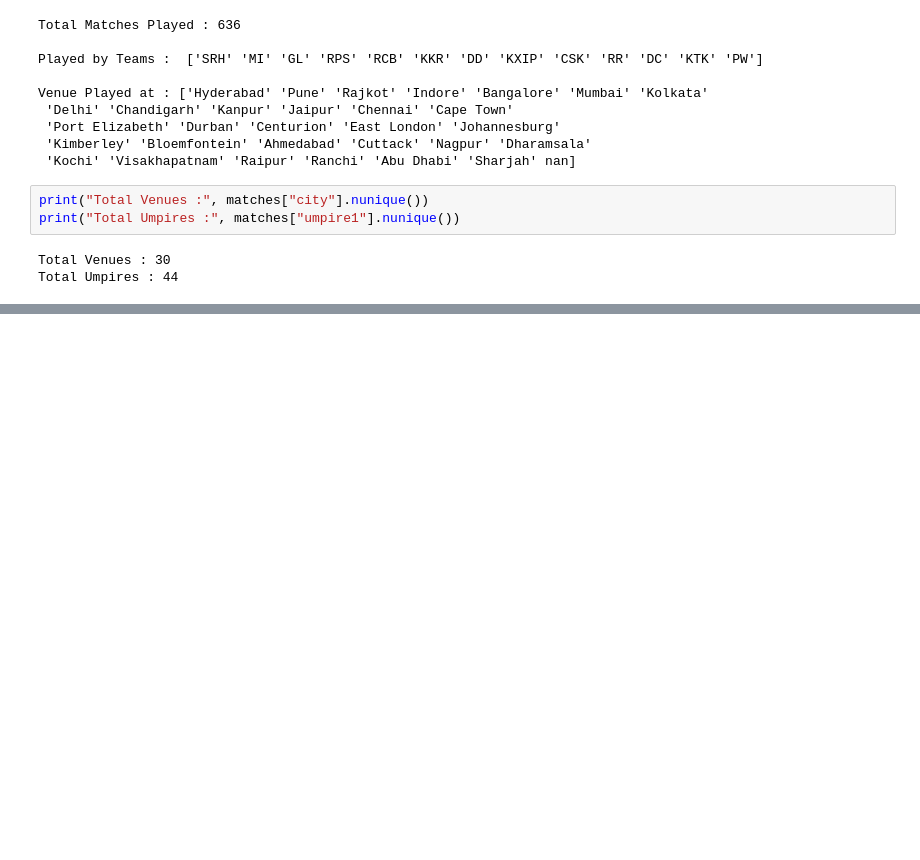
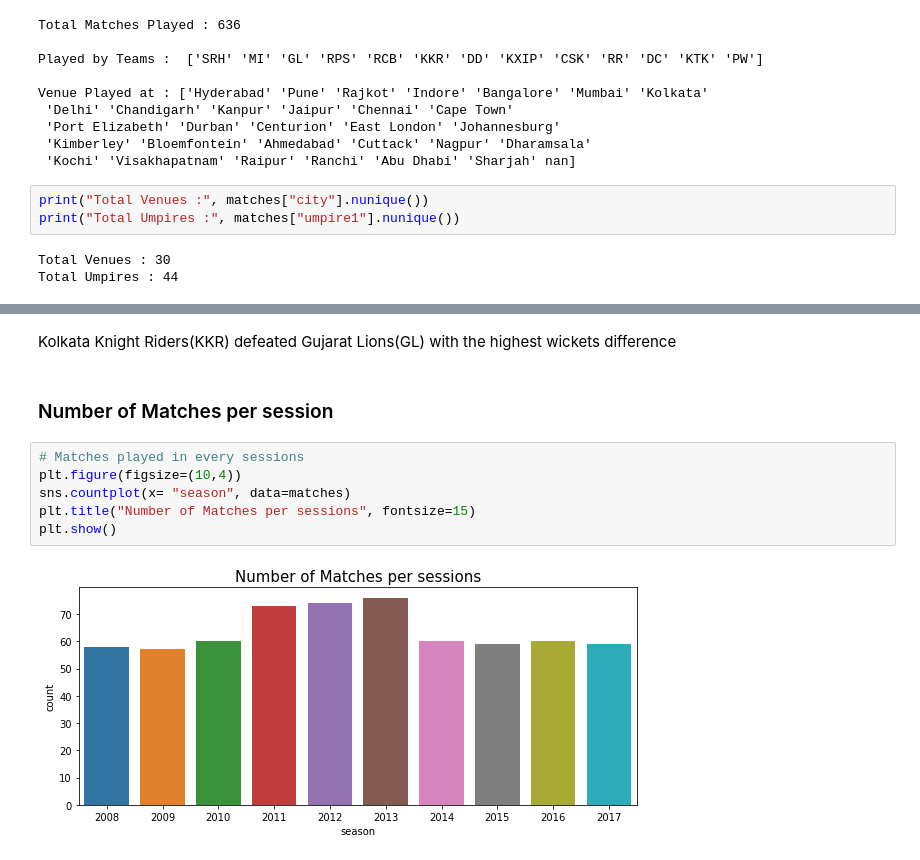
Before and after one commit to codescoop/Exploratory-Data-Analysis, a Jupyter notebook: IPL_Analysis/IPL_Analysis.ipynb, the cells around one changed output, grey strips where cells are left out. Drawn from its saved outputs; the diff is of its cells as text; blank space fills up the shorter version.

Commit message:
Add visualizations

```diff
--- a/IPL_Analysis/IPL_Analysis.ipynb
+++ b/IPL_Analysis/IPL_Analysis.ipynb
@@ -161,0 +176,12 @@ Total Umpires : 44
+# %% [markdown]
+Kolkata Knight Riders(KKR) defeated Gujarat Lions(GL) with the highest wickets difference
+# %% [markdown]
+### Number of Matches per session
+# %%
+# Matches played in every sessions
+plt.figure(figsize=(10,4))
+sns.countplot(x= "season", data=matches)
+plt.title("Number of Matches per sessions", fontsize=15)
+plt.show()
+# %% [output]
+[figure, added]
```
Also changed, not shown: parts of 36 cells of this notebook.
